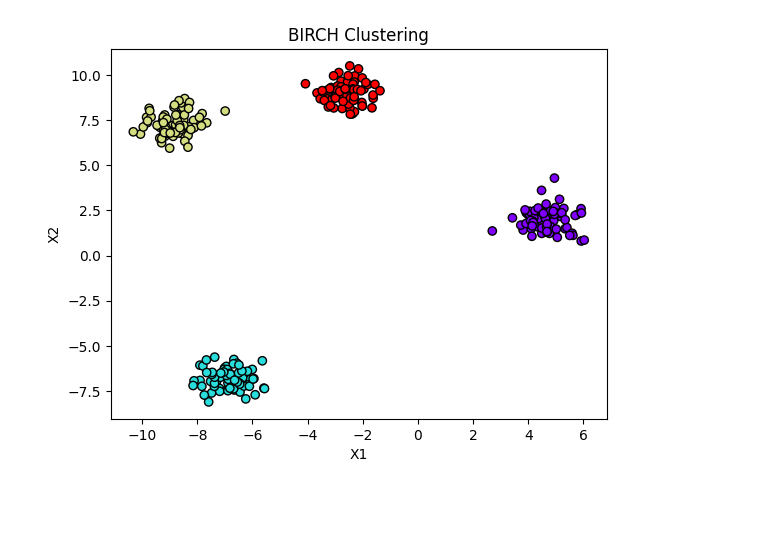
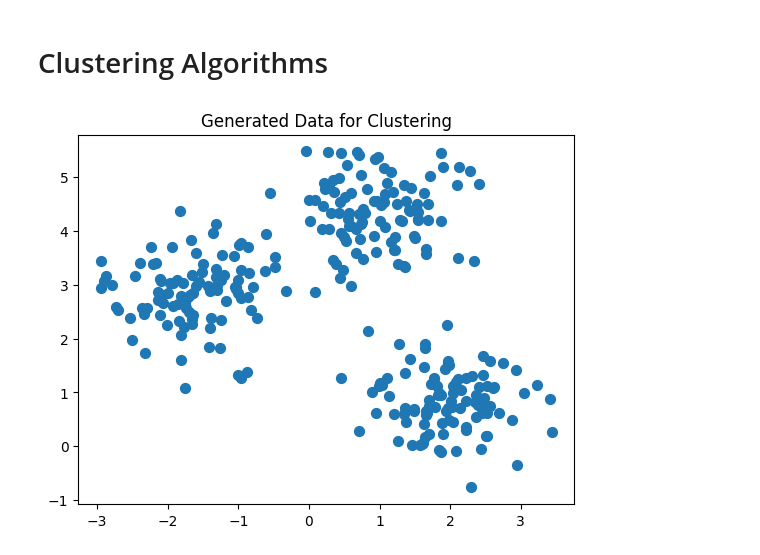
Before and after one commit to Ashishpathak78/ML_-Practice, a Jupyter notebook: Clustering.ipynb, the cells around one changed output. Cells and saved outputs as stored; diff of their text form; code cells hidden in the pictures; blank space fills up the shorter version.

```diff
--- a/Clustering.ipynb
+++ b/Clustering.ipynb
@@ -160,0 +3,2 @@ plt.show()
+# %% [markdown]
+# Clustering Algorithms
@@ -161,21 +16,8 @@ plt.show()
 # %%
-# BIRCH Clustering Example
-from sklearn.datasets import make_blobs
-from sklearn.cluster import Birch
-import matplotlib.pyplot as plt
-
 # Generate sample data
-X, _ = make_blobs(n_samples=300, centers=4, cluster_std=0.60, random_state=42)
-
-# Apply BIRCH
-birch_model = Birch(n_clusters=4)
-y_birch = birch_model.fit_predict(X)
-
-# Plot results
-plt.scatter(X[:, 0], X[:, 1], c=y_birch, cmap='rainbow', edgecolor='k')
-plt.title("BIRCH Clustering")
-plt.xlabel("X1")
-plt.ylabel("X2")
+X, _ = make_blobs(n_samples=300, centers=3, cluster_std=0.60, random_state=0)
+plt.scatter(X[:, 0], X[:, 1], s=50)
+plt.title('Generated Data for Clustering')
 plt.show()
 # %% [output]
-[figure, old version]
+[figure, new version]
```
Also changed, not shown: parts of 14 cells of this notebook.
